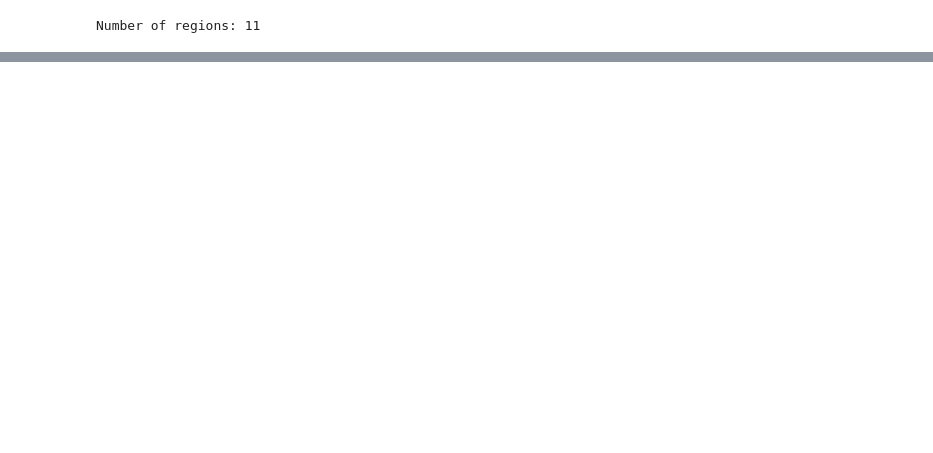
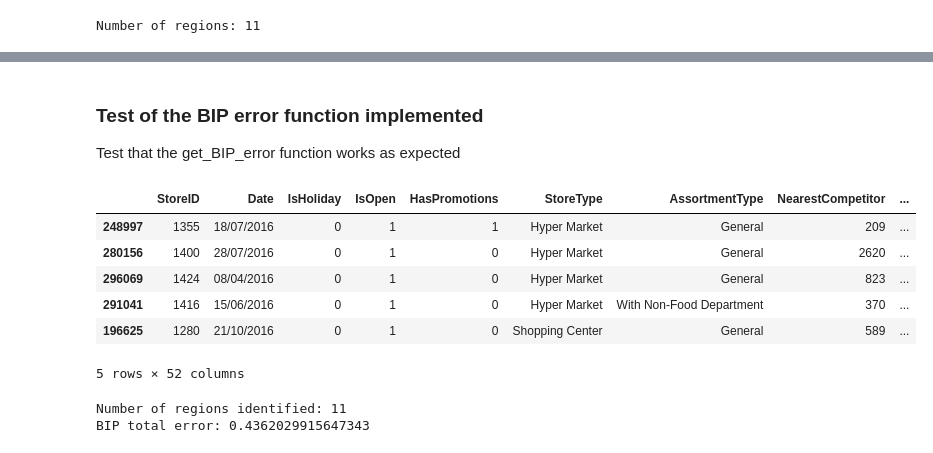
Before and after one commit to mirkomantovani/DMTM-project-BIP, a Jupyter notebook: BIP_error_function.ipynb, the cells around one changed output, grey strips where cells are left out. Drawn from its saved outputs; the diff is of its cells as text; code cells hidden in the pictures; blank space fills up the shorter version.

```diff
--- a/BIP_error_function.ipynb
+++ b/BIP_error_function.ipynb
@@ -137,0 +143,22 @@ BIP error: 0.46978604713897104
+# %% [markdown]
+### Test of the BIP error function implemented
+
+Test that the get_BIP_error function works as expected
+# %%
+from BIP_error import get_BIP_error
+
+df_BIP_err_fun_eval.head()
+# %% [output]
+|  | StoreID | Date | IsHoliday | IsOpen | HasPromotions | StoreType | AssortmentType | NearestCompetitor | ... |
+| 248997 | 1355 | 18/07/2016 | 0 | 1 | 1 | Hyper Market | General | 209 | ... |
+| 280156 | 1400 | 28/07/2016 | 0 | 1 | 0 | Hyper Market | General | 2620 | ... |
+| 296069 | 1424 | 08/04/2016 | 0 | 1 | 0 | Hyper Market | General | 823 | ... |
+| 291041 | 1416 | 15/06/2016 | 0 | 1 | 0 | Hyper Market | With Non-Food Department | 370 | ... |
+| 196625 | 1280 | 21/10/2016 | 0 | 1 | 0 | Shopping Center | General | 589 | ... |
+5 rows × 52 columns
+# %%
+# use the function
+error = get_BIP_error(df_BIP_err_fun_eval)
+# %% [output]
+Number of regions identified: 11
+BIP total error: 0.4362029915647343
```
Also changed, not shown: parts of 5 cells of this notebook, 2 other files.
